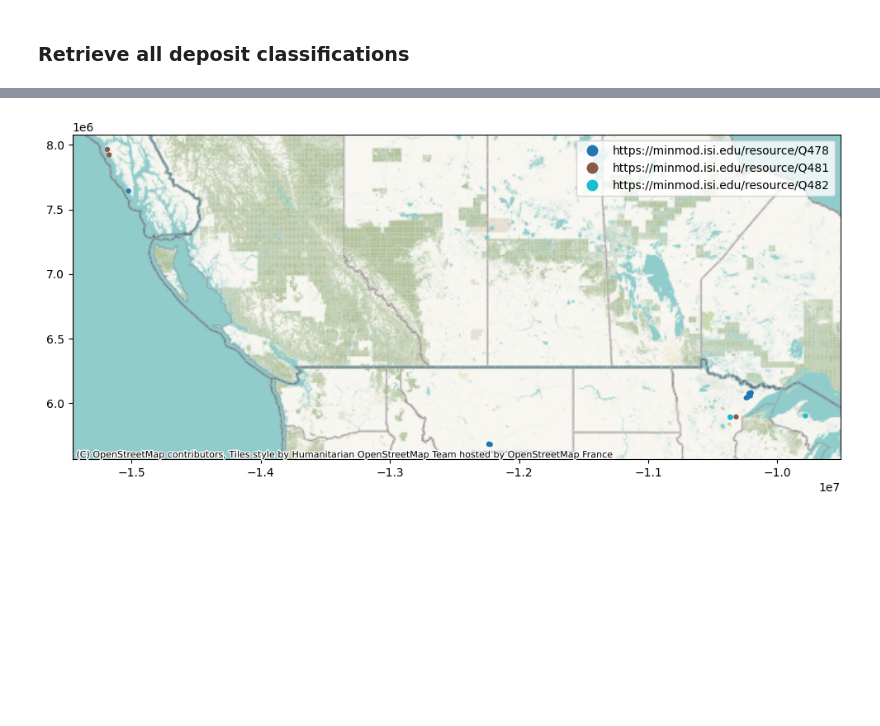
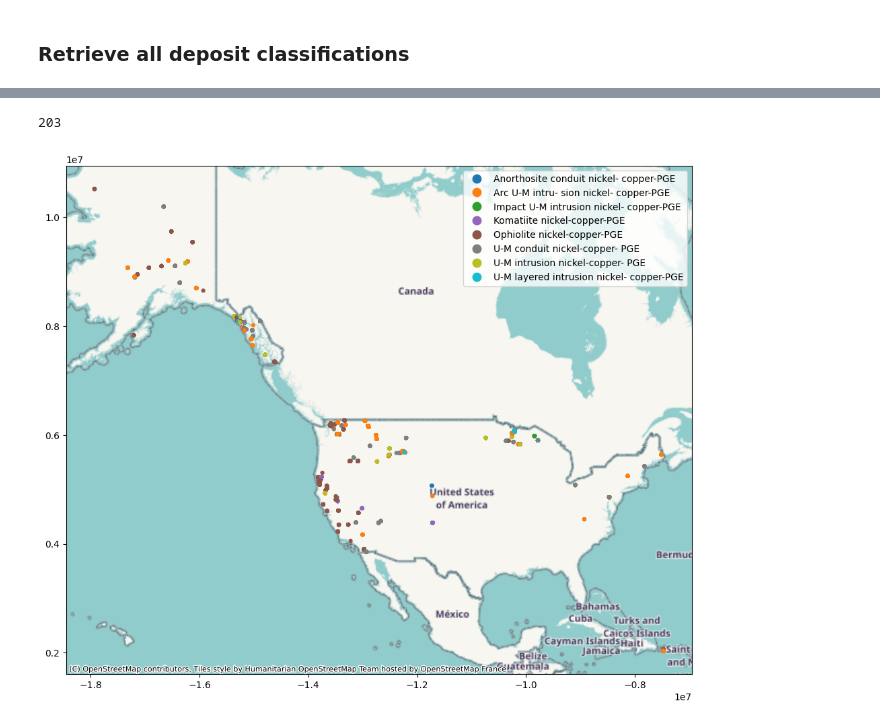
Before and after one commit to binh-vu/ta2-minmod-data, a Jupyter notebook: sandbox/sparql_sandbox.ipynb, the cells around one changed output, grey strips where cells are left out. Saved outputs shown, nothing was run; the diff lists cells and outputs as text; code cells hidden in the pictures; blank space fills up the shorter version.

```diff
--- a/sandbox/sparql_sandbox.ipynb
+++ b/sandbox/sparql_sandbox.ipynb
@@ -672,0 +598,31 @@ len(df)
+# %%
+'''
+# todo: this will be fixed, but for now this file can be downloaded from:
+https://github.com/DARPA-CRITICALMAAS/ta2-minmod-data/tree/main/sandbox/data/
+'''
+df_er_results = pd.read_csv('data/grouping_result.csv')
+df_er_results.dropna(inplace=True)
+df_er_results = df_er_results.drop_duplicates(subset=['source', 'source_id'])
+query = ''' SELECT ?ms ?ms_record_id ?ms_source_id
+            WHERE {
+                ?ms a :MineralSite .
+                ?ms :record_id ?ms_record_id .
+                ?ms :source_id ?ms_source_id .
+            } '''
+df_all_sites = run_minmod_query(query, values=True)
+df_all_sites.dropna(inplace=True)
+df_all_sites = df_all_sites.drop_duplicates(subset=['ms_source_id.value', 'ms_record_id.value'])
+# %%
+merged_df = df_er_results.merge(df_all_sites, how='left',
+                     left_on=['source', 'source_id'],
+                     right_on=['ms_source_id.value', 'ms_record_id.value'])
+# %%
+hypersite_df = filtered_nickel_us.merge(merged_df, how='left',
+                     left_on='ms.value', right_on='ms.value')
+hypersite_df['prediction'].fillna(value=-1, inplace=True)
+hypersite_df['site_hyper_id'] = hypersite_df.progress_apply(
+    lambda x: 'https://minmod.isi.edu/resource/' + str(int(x.prediction)), axis=1)
+hypersite_df
+# %%
+hypersite_df['dt_conf.value'] = pd.to_numeric(hypersite_df['dt_conf.value'])
+hypersite_df_filtered = hypersite_df[hypersite_df['dt_conf.value'] >= 0.025]
@@ -672,0 +632,5 @@ len(df)
+# %%
+# unique hyper (reconciled) sites
+hypersite_df_filtered['site_hyper_id'].nunique()
+# %% [output]
+203
@@ -673,11 +640,13 @@ len(df)
 # %%
-sample_gdf = gpd.GeoDataFrame(df, geometry='loc_wkt', crs='epsg:4326')
+#visualize
+hypersite_df_filtered['loc_wkt'] = hypersite_df_filtered['loc_wkt.value'].progress_apply(safe_wkt_load)
+sample_gdf = gpd.GeoDataFrame(hypersite_df_filtered, geometry='loc_wkt', crs='epsg:4326')
 # WGS84 (EPSG:4326) to Web Mercator (EPSG:3857).
 sample_gdf = sample_gdf.to_crs(epsg=3857)
 fig, ax = plt.subplots(figsize=(12, 12))
-sample_gdf.plot(ax=ax, markersize=12, column='dtnorm.value', categorical=True, legend=True)
+sample_gdf.plot(ax=ax, markersize=12, column='dtnorm_label.value', categorical=True, legend=True)
 #ax.set_axis_off()
 ctx.add_basemap(ax)
 plt.show()
 # %% [output]
-[figure, old version]
+[figure, new version]
```
Also changed, not shown: parts of 29 cells of this notebook.
